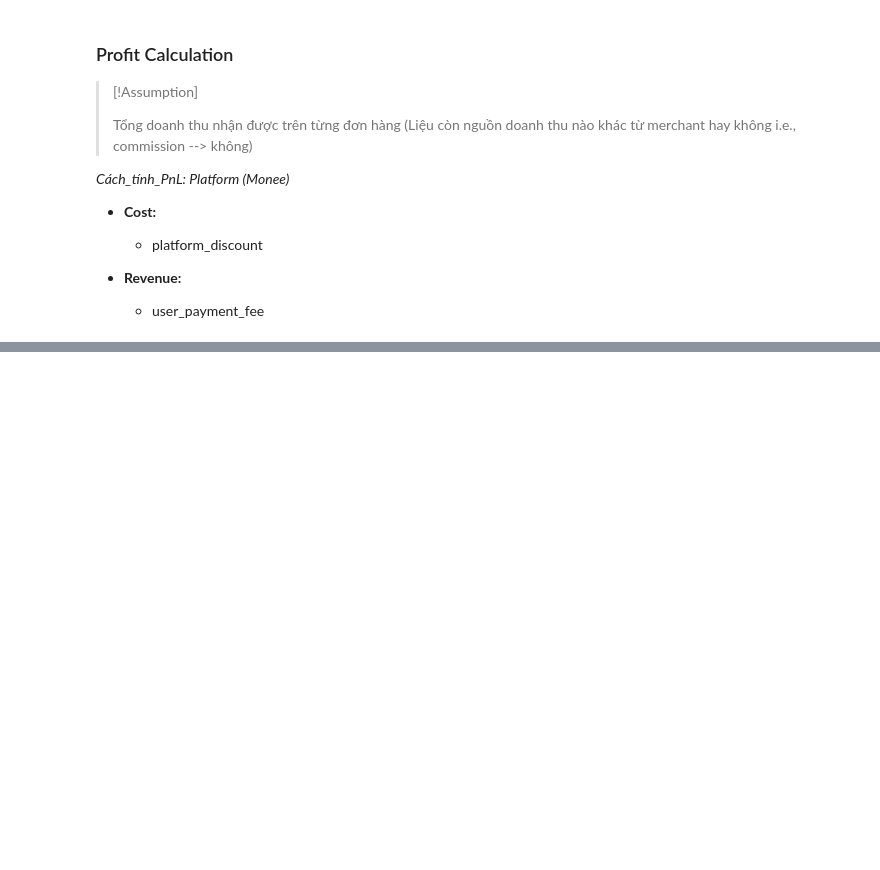
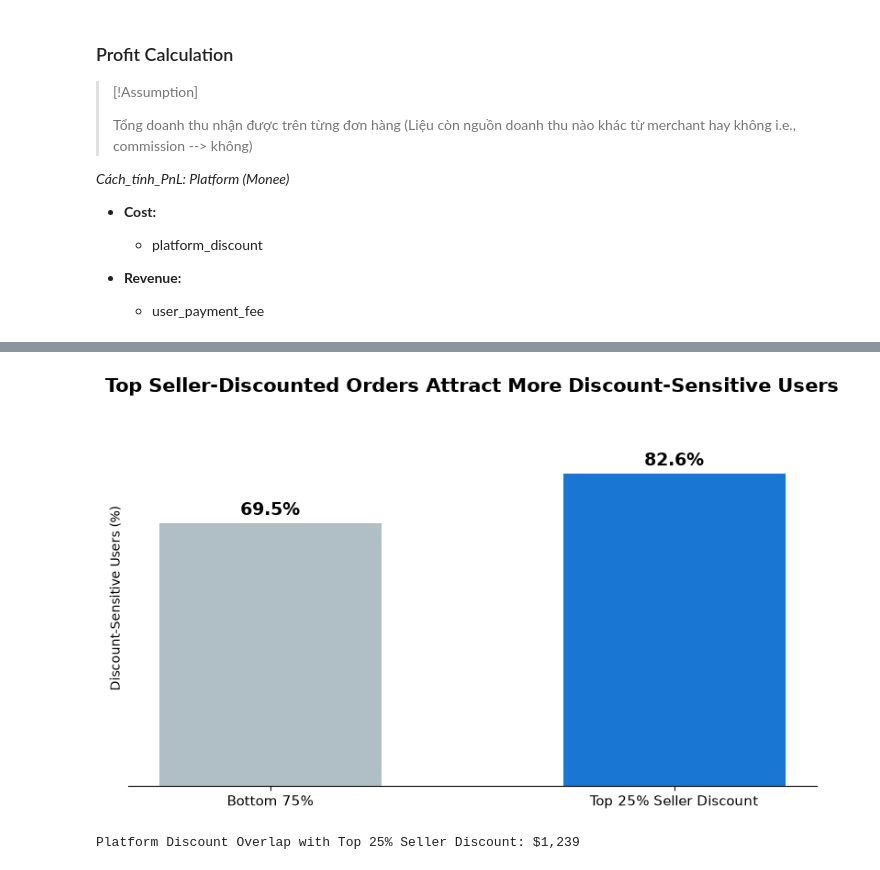
Before and after one commit to Pham-Ngoc-Huy/monee-shopeepay-entrancetest, a Jupyter notebook: use-case.ipynb, the cells around one changed output, grey strips where cells are left out. Cells and saved outputs as stored; diff of their text form; code cells hidden in the pictures; blank space fills up the shorter version.

```diff
--- a/use-case.ipynb
+++ b/use-case.ipynb
@@ -203,0 +788,67 @@ df_pnl_group_cat
+# %%
+top_25_seller_threshold = df["seller_discount_pct"].quantile(0.75)
+
+df["seller_discount_bucket"] = np.where(
+    df["seller_discount_pct"] >= top_25_seller_threshold,
+    "Top 25% Seller Discount",
+    "Bottom 75%",
+)
+
+overlap_discount = df[
+    df["seller_discount_bucket"] == "Top 25% Seller Discount"
+]["platform_discount"].sum()
+
+s7_overlap = (
+    df.groupby("seller_discount_bucket")["seg_discount_sensitive_user"]
+    .mean()
+    .mul(100)
+    .reindex(["Bottom 75%", "Top 25% Seller Discount"])
+)
+
+fig, ax = plt.subplots(figsize=(8, 5))
+
+bars = ax.bar(
+    s7_overlap.index,
+    s7_overlap.values,
+    color=["#B0BEC5", "#1976D2"],
+    width=0.55,
+)
+
+for bar, value in zip(bars, s7_overlap.values):
+    ax.text(
+        bar.get_x() + bar.get_width() / 2,
+        value + 1,
+        f"{value:.1f}%",
+        ha="center",
+        va="bottom",
+        fontsize=14,
+        fontweight="bold",
+    )
+
+ax.set_title(
+    "Top Seller-Discounted Orders Attract More Discount-Sensitive Users",
+    fontsize=15,
+    fontweight="bold",
+    pad=15,
+)
+
+ax.set_ylabel("Discount-Sensitive Users (%)")
+ax.set_ylim(0, max(s7_overlap.values) * 1.2)
+
+ax.spines["top"].set_visible(False)
+ax.spines["right"].set_visible(False)
+ax.spines["left"].set_visible(False)
+
+ax.tick_params(axis="y", left=False, labelleft=False)
+ax.tick_params(axis="x", labelsize=11)
+
+plt.tight_layout()
+plt.show()
+
+print(
+    f"Platform Discount Overlap with Top 25% Seller Discount: "
+    f"${overlap_discount:,.0f}"
+)
+# %% [output]
+[figure, added]
+Platform Discount Overlap with Top 25% Seller Discount: $1,239
```
Also changed, not shown: parts of 21 cells of this notebook, 10 other files.
